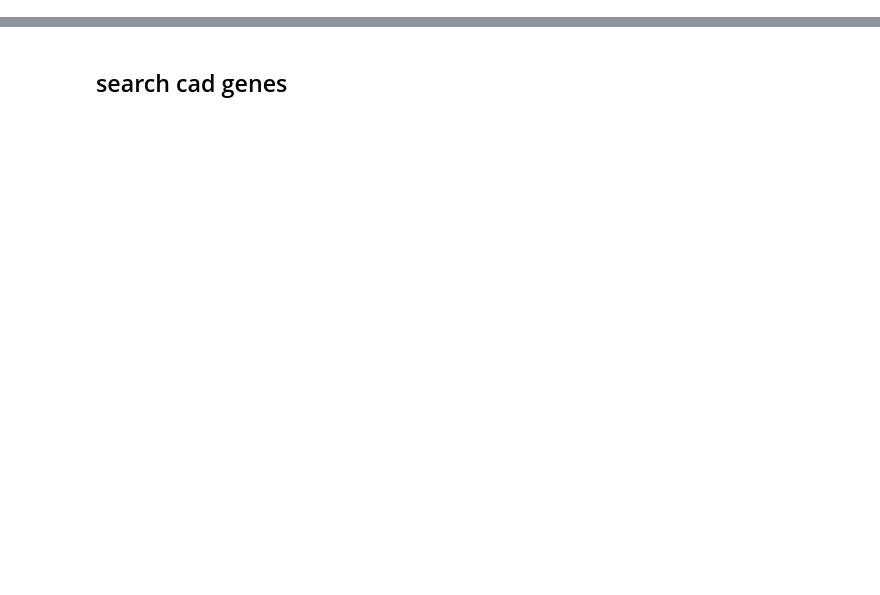
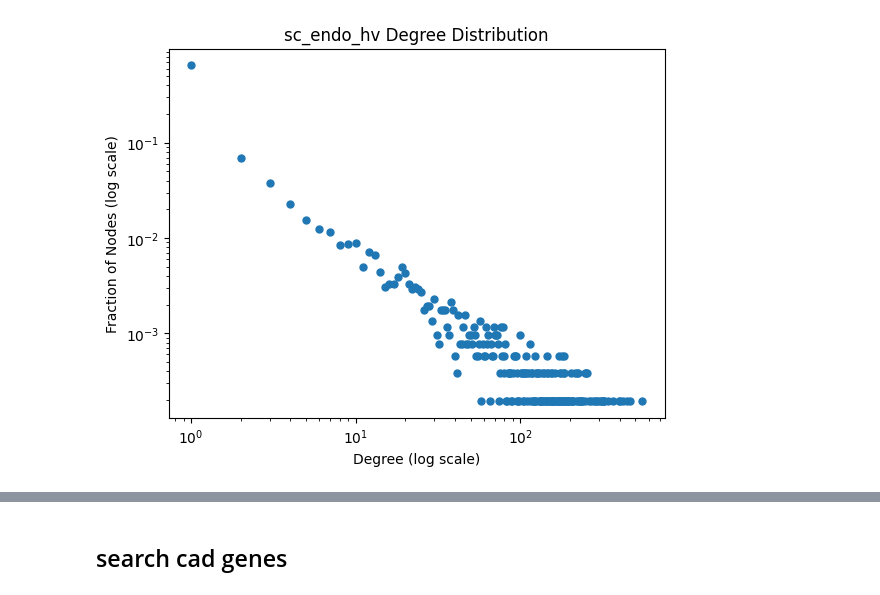
Before and after one commit to ZiyuZhang1/HBDM, a Jupyter notebook: results_analysis_code/sc_network_analysis.ipynb, the cells around one changed output, grey strips where cells are left out. Cells and saved outputs as stored; diff of their text form; code cells hidden in the pictures; blank space fills up the shorter version.

```diff
--- a/results_analysis_code/sc_network_analysis.ipynb
+++ b/results_analysis_code/sc_network_analysis.ipynb
@@ -28,0 +50,6 @@ G.add_weighted_edges_from(edges_and_weights)
+# %%
+H = nx.minimum_spanning_tree(G)
+existing_edges = list(G.edges())
+sample_pool = list(set(existing_edges)-set(H.edges()))
+edge_weights = [G[edge[0]][edge[1]]['weight'] for edge in sample_pool]
+df = pd.DataFrame({'Node Pair': sample_pool, 'Edge Weight': edge_weights})
@@ -28,0 +64,84 @@ G.add_weighted_edges_from(edges_and_weights)
+# %%
+chosen_paris = df[df['Edge Weight']>=0.10]['Node Pair']
+# %%
+remove_pairs = set(sample_pool) - set(chosen_paris.tolist())
+G.remove_edges_from(remove_pairs)
+graph_df = nx.to_pandas_edgelist(G, source='protein1', target='protein2')
+proteins = sorted(list(set(graph_df['protein1'].tolist())|set(graph_df['protein2'].tolist())))
+gene2node = {value: index for index, value in enumerate(proteins)}
+
+file_path = dataroot+'ppi_index.pkl'
+# Serialize and save the Tensor to the file
+with open(file_path, 'wb') as file:
+    pickle.dump(gene2node, file)
+# Close the file
+file.close()
+
+graph_df['node1']=graph_df['protein1'].map(gene2node)
+graph_df['node2']=graph_df['protein2'].map(gene2node)
+G = nx.from_pandas_edgelist(graph_df, source='node1', target='node2', edge_attr='weight', create_using=nx.Graph)
+
+def plot_degree_distribution(name, G, use_weight=False):
+    """
+    Plot the degree distribution of a graph.
+
+    Parameters:
+    - G: NetworkX graph
+    - use_weight: Boolean, whether to consider edge weights in the degree calculation
+    """
+
+    # Compute the degree distribution
+    if use_weight:
+        print('weight')
+        degree_sequence = sorted([d for n, d in G.degree(weight="weight")], reverse=True)
+    else:
+        degree_sequence = sorted([d for n, d in G.degree()], reverse=True)
+
+    degree_counts = nx.degree_histogram(G)
+
+    # Convert counts to fractions
+    num_nodes = len(G.nodes)
+    degree_fraction = [count / num_nodes for count in degree_counts]
+
+    # Plot the degree distribution on a log-log scale
+    plt.loglog(range(len(degree_fraction)), degree_fraction, 'o', markersize=5)
+    plt.title(name+" Degree Distribution")
+    plt.xlabel("Degree (log scale)")
+    plt.ylabel("Fraction of Nodes (log scale)")
+    plt.savefig(dataroot+'degree.png')
+    plt.show()
+plot_degree_distribution(dataset,G, use_weight=False)
+
+degree_sequence = [d for n, d in G.degree()]
+# Calculate the average degree
+avg_degree = sum(degree_sequence) / len(degree_sequence)
+print(avg_degree)
+
+edges = np.array([(u, v, data['weight']) for u, v, data in G.edges(data=True)])
+
+# Determine i, j, and weights
+i = np.where(edges[:, 0] > edges[:, 1], edges[:, 1], edges[:, 0])
+j = np.where(edges[:, 0] > edges[:, 1], edges[:, 0], edges[:, 1])
+weights = edges[:, 2]
+
+
+np.savetxt(dataroot+'sparse_i.txt', np.array(i), delimiter='\n')
+np.savetxt(dataroot+'sparse_j.txt', np.array(j), delimiter='\n')
+np.savetxt(dataroot+'sparse_w.txt', np.array(weights), delimiter='\n')
+
+level_edges = dict()
+for u, v, data in G.edges(data=True):
+    level = int(str(data['weight']*10)[0])
+    if level in level_edges:
+        level_edges[level].append([u, v])
+    else:
+        level_edges[level]=[[u, v]]
+
+for level in level_edges:
+    edges = np.array(level_edges[level])
+    sparse_i = np.where(edges[:, 0] > edges[:, 1], edges[:, 1], edges[:, 0])
+    sparse_j = np.where(edges[:, 0] > edges[:, 1], edges[:, 0], edges[:, 1])
+    np.savetxt(dataroot+'level_'+str(level)+'_sparse_i.txt', np.array(sparse_i), delimiter='\n')
+    np.savetxt(dataroot+'level_'+str(level)+'_sparse_j.txt', np.array(sparse_j), delimiter='\n')
+# %% [output]
+[figure, added]
```
Also changed, not shown: parts of 72 cells of this notebook, 18 other files.
